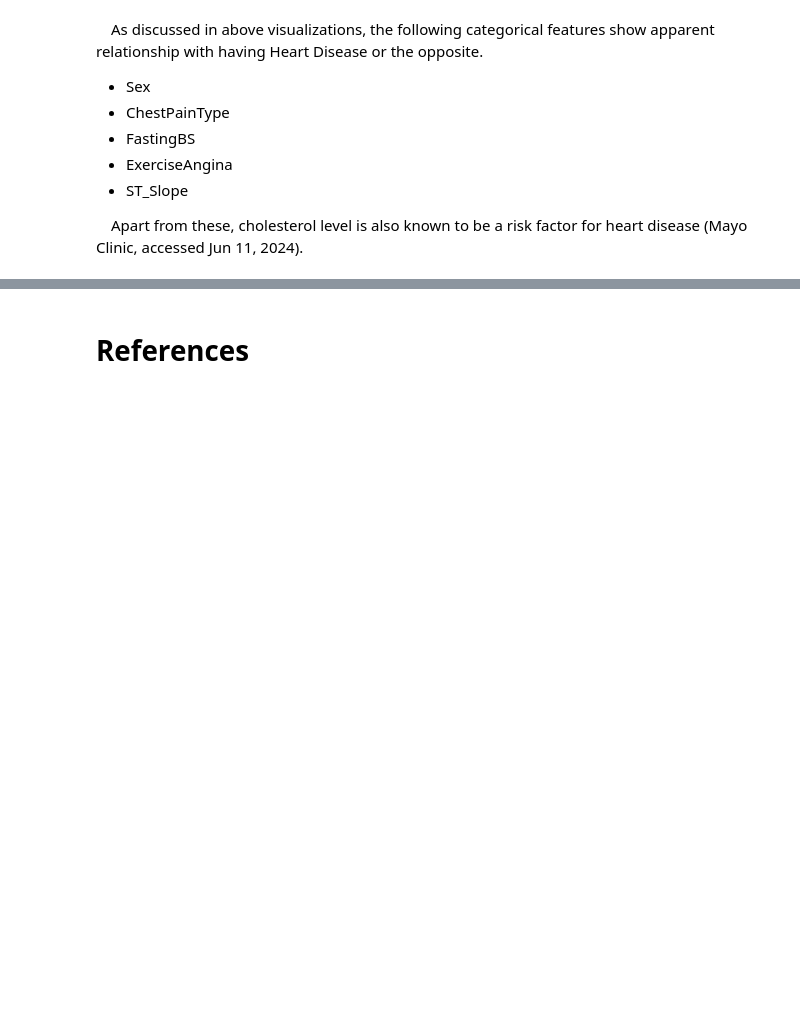
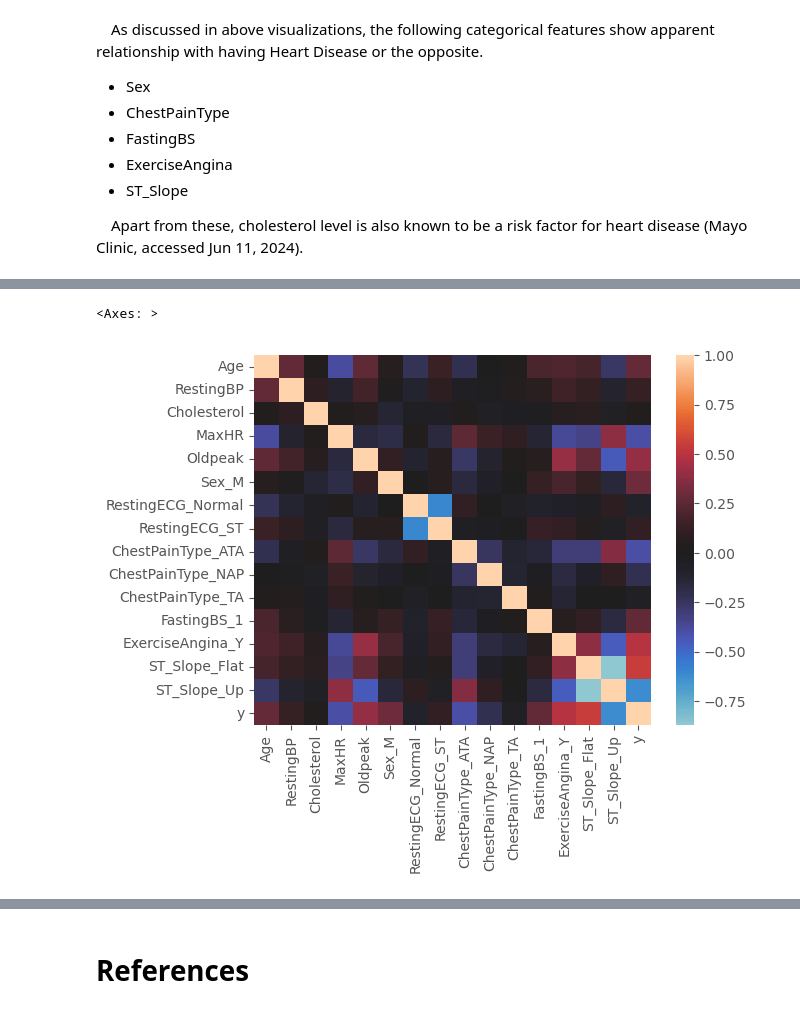
Before and after one commit to moscmh/heart_disease, a Jupyter notebook: heart.ipynb, the cells around one changed output, grey strips where cells are left out. Cells and saved outputs as stored; diff of their text form; code cells hidden in the pictures; blank space fills up the shorter version.

```diff
--- a/heart.ipynb
+++ b/heart.ipynb
@@ -227,0 +238,9 @@ Shape after converting categorical into dummy variables: (917, 15)
+# %%
+# Re-arrange response variable HeartDisease to the last column named y
+h1['y'] = h1['HeartDisease']
+h1 = h1.drop(columns=['HeartDisease'])
+# %%
+sns.heatmap(h1.corr(), center=0)
+# %% [output]
+<Axes: >
+[figure, added]
```
Also changed, not shown: parts of 32 cells of this notebook, 1 other file.
